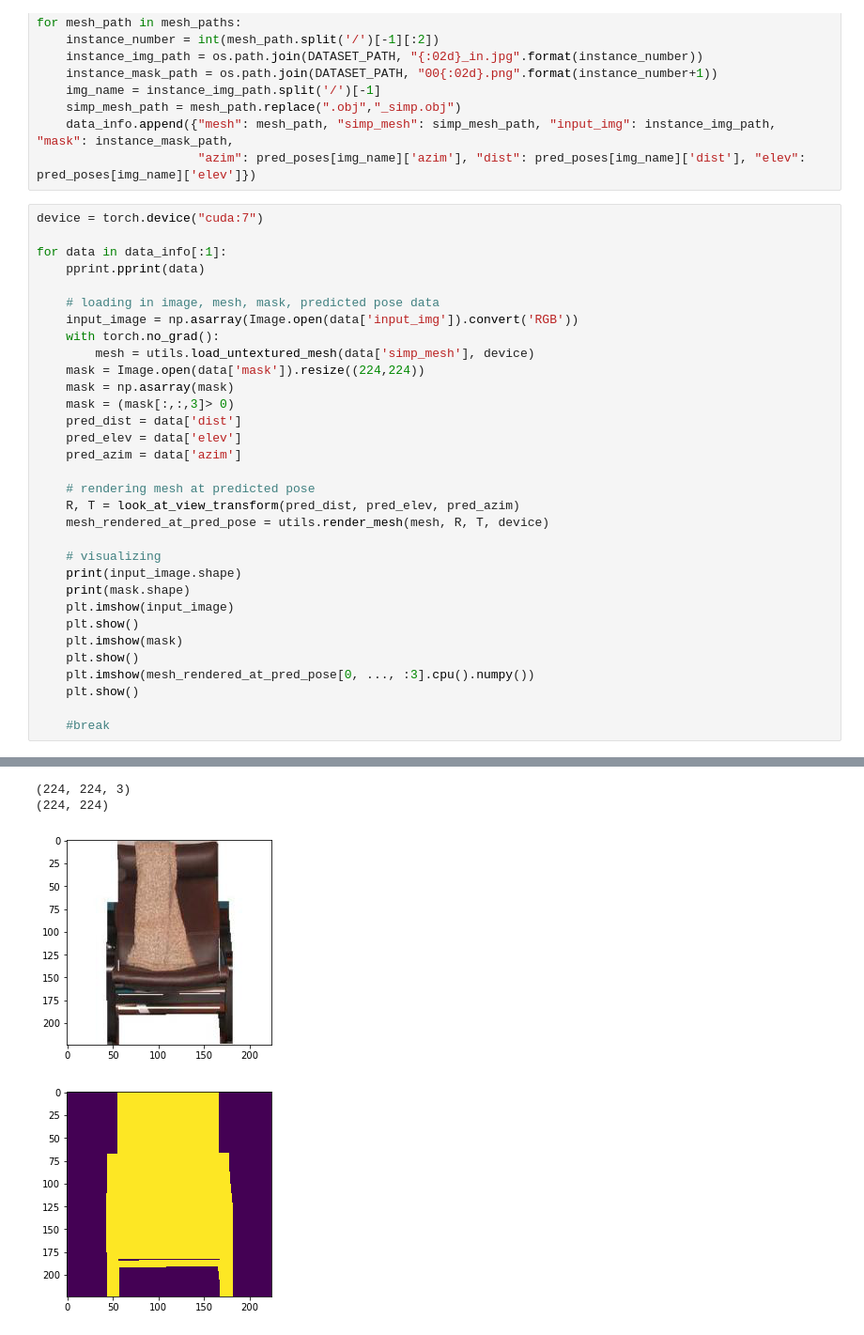
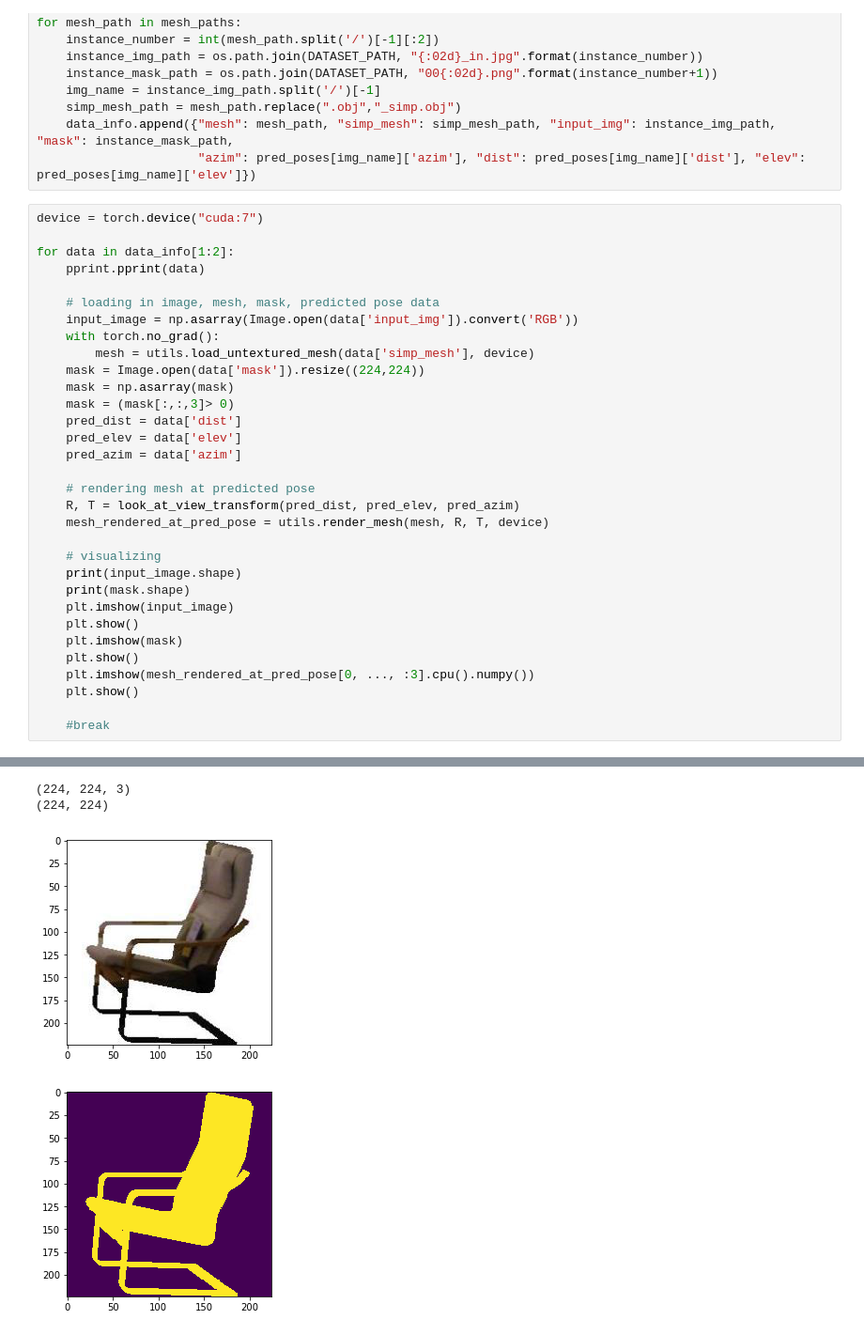
Before and after one commit to edwardyang12/sil_consistent_at_inference, a Jupyter notebook: notebooks/Deformation_Net.ipynb, the cells around one changed output, grey strips where cells are left out. Shown at 94% size. Drawn from its saved outputs; the diff is of its cells as text.

```diff
--- a/notebooks/Deformation_Net.ipynb
+++ b/notebooks/Deformation_Net.ipynb
@@ -57,7 +56,7 @@ for mesh_path in mesh_paths:
 # %%
 device = torch.device("cuda:7")
 
-for data in data_info[:1]:
+for data in data_info[1:2]:
     pprint.pprint(data)
 
     # loading in image, mesh, mask, predicted pose data
@@ -97,4 +96,4 @@ for data in data_info[:1]:
 (224, 224, 3)
 (224, 224)
-[figure, old version]
+[figure, new version]
-[figure, old version]
+[figure, new version]
```
Also changed, not shown: parts of 7 cells of this notebook, 5 other files.
